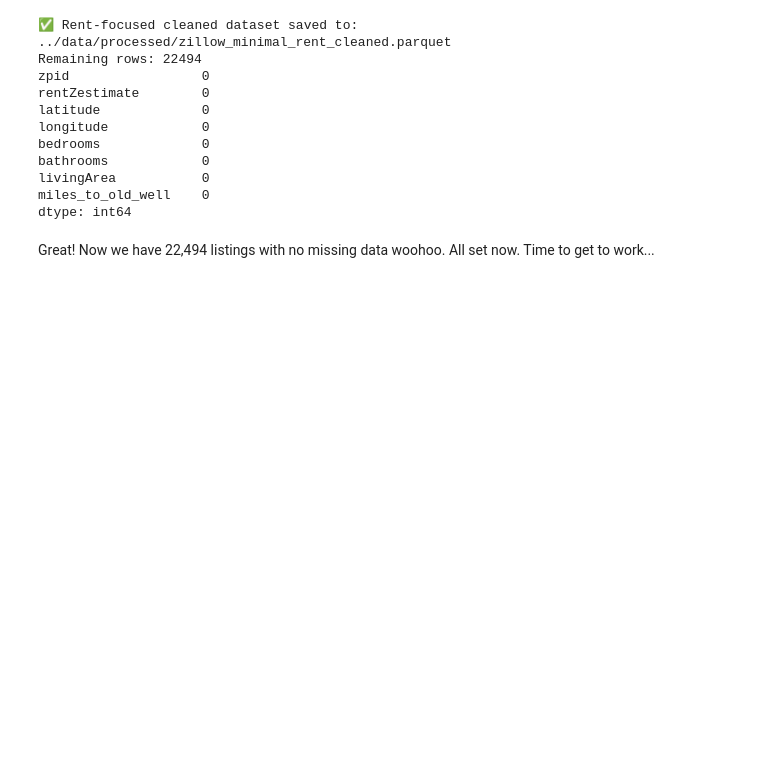
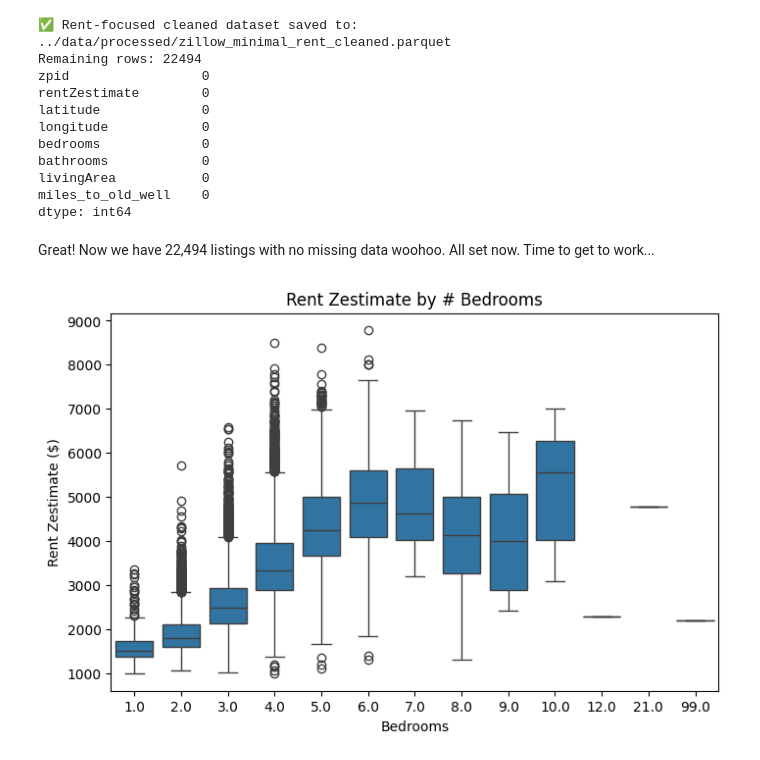
Before and after one commit to rcsullivanii/unc-rent-evaluator, a Jupyter notebook: notebooks/zillow_analysis.ipynb, the cells around one changed output. Cells and saved outputs as stored; diff of their text form; code cells hidden in the pictures; blank space fills up the shorter version.

```diff
--- a/notebooks/zillow_analysis.ipynb
+++ b/notebooks/zillow_analysis.ipynb
@@ -85,3 +85,17 @@ miles_to_old_well    0
 dtype: int64
 # %% [markdown]
 Great! Now we have 22,494 listings with no missing data woohoo. All set now. Time to get to work...
+# %%
+import pandas as pd
+import matplotlib.pyplot as plt
+import seaborn as sns
+
+# Box‑plot of rent by bedroom count
+plt.figure(figsize=(8,5))
+sns.boxplot(data=df, x='bedrooms', y='rentZestimate')
+plt.title("Rent Zestimate by # Bedrooms")
+plt.ylabel("Rent Zestimate ($)")
+plt.xlabel("Bedrooms")
+plt.show()
+# %% [output]
+[figure, added]
```
Also changed, not shown: parts of 2 cells of this notebook, 3 other files.
